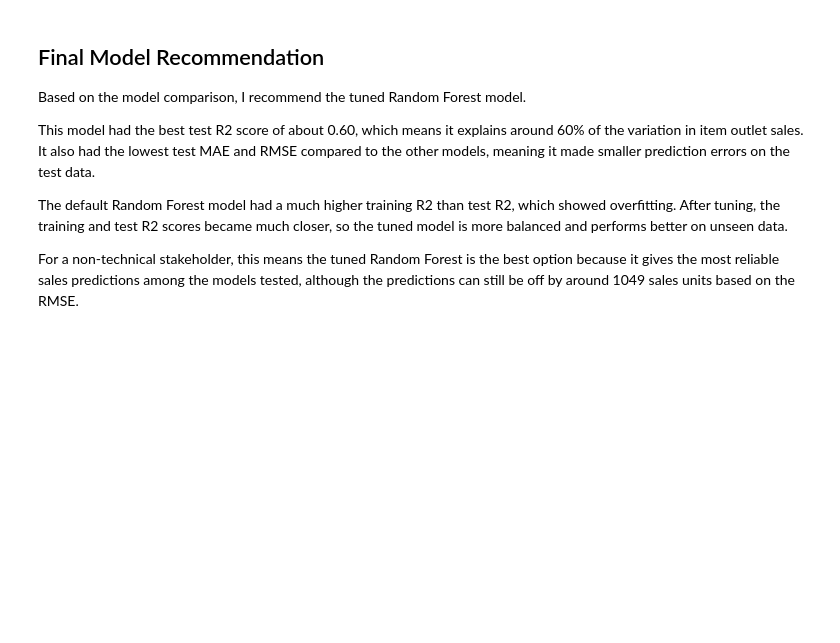
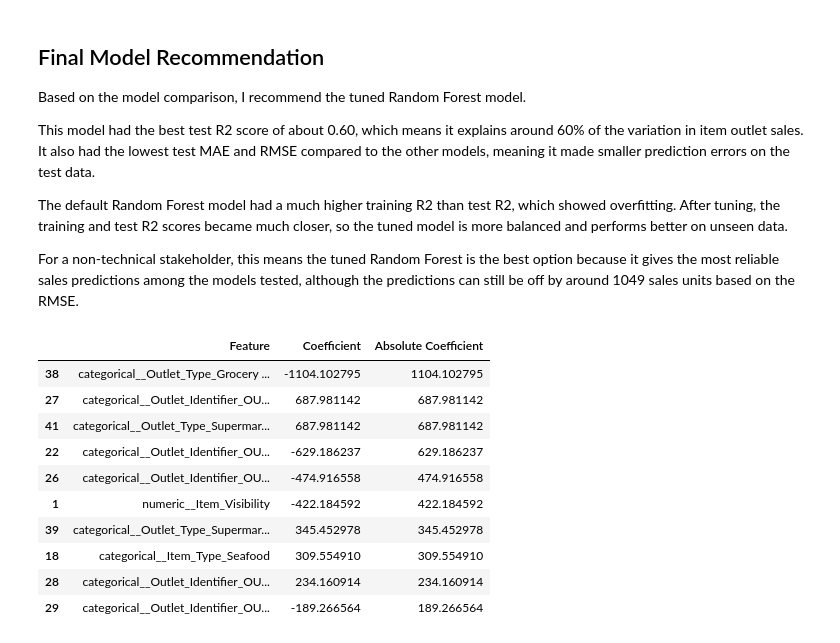
Before and after one commit to Shojaiaa/Prediction-of-Product-Sales, a Jupyter notebook: Prediction_of_Product_Sales.ipynb, the cells around one changed output. Cells and saved outputs as stored; diff of their text form; code cells hidden in the pictures; blank space fills up the shorter version.

```diff
--- a/Prediction_of_Product_Sales.ipynb
+++ b/Prediction_of_Product_Sales.ipynb
@@ -1166,0 +1185,15 @@ For a non-technical stakeholder, this means the tuned Random Forest is the best
+# %%
+# Show the top 10 most important coefficients
+coef_df.head(10)
+# %% [output]
+|  | Feature | Coefficient | Absolute Coefficient |
+| 38 | categorical__Outlet_Type_Grocery ... | -1104.102795 | 1104.102795 |
+| 27 | categorical__Outlet_Identifier_OU... | 687.981142 | 687.981142 |
+| 41 | categorical__Outlet_Type_Supermar... | 687.981142 | 687.981142 |
+| 22 | categorical__Outlet_Identifier_OU... | -629.186237 | 629.186237 |
+| 26 | categorical__Outlet_Identifier_OU... | -474.916558 | 474.916558 |
+| 1 | numeric__Item_Visibility | -422.184592 | 422.184592 |
+| 39 | categorical__Outlet_Type_Supermar... | 345.452978 | 345.452978 |
+| 18 | categorical__Item_Type_Seafood | 309.554910 | 309.554910 |
+| 28 | categorical__Outlet_Identifier_OU... | 234.160914 | 234.160914 |
+| 29 | categorical__Outlet_Identifier_OU... | -189.266564 | 189.266564 |
```
Also changed, not shown: parts of 14 cells of this notebook.
